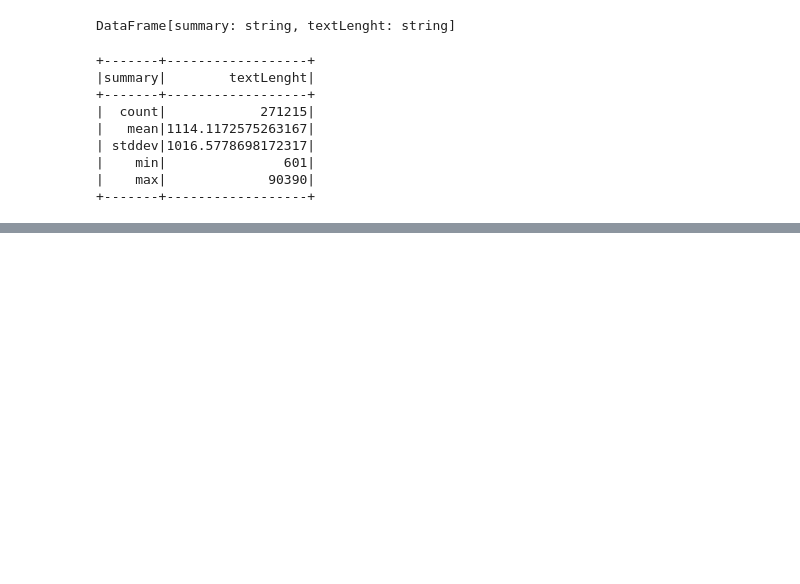
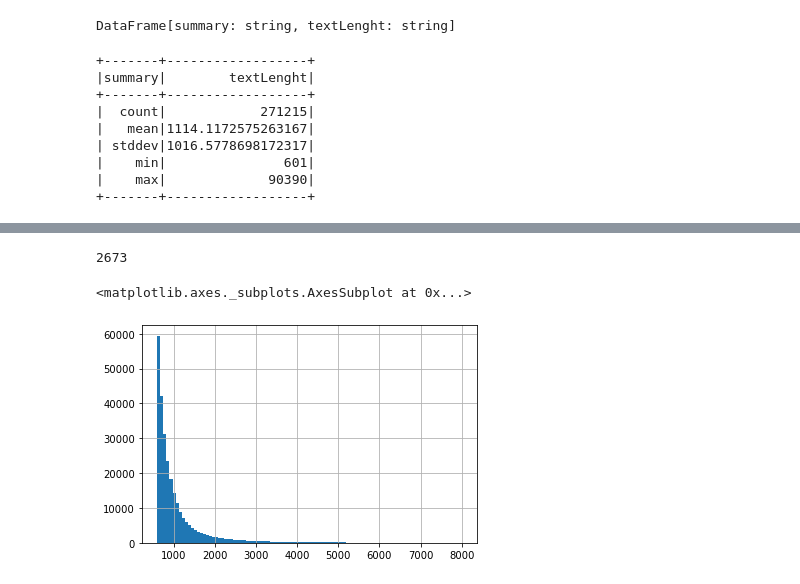
Before and after one commit to DSuveges/random_notebooks, a Jupyter notebook: issue-1370_new_EPMC_parser/scoring.ipynb, the cells around one changed output, grey strips where cells are left out. Saved outputs shown, nothing was run; the diff lists cells and outputs as text; code cells hidden in the pictures; blank space fills up the shorter version.

Commit message:
more analysis on long sentences

```diff
--- a/issue-1370_new_EPMC_parser/scoring.ipynb
+++ b/issue-1370_new_EPMC_parser/scoring.ipynb
@@ -445,0 +450,14 @@ df_slim.describe('textLenght').show()
+# %%
+import pandas as pd
+import gzip
+import json
+
+data_list = []
+keys = ['pmid', 'textLenght', 'associationCount', 'cooccurrenceCount']
+with gzip.open('epmc-longSentences-600-2021-03-25.json.gz/part-00000-b7ea605c-7751-420c-91e4-04f798393f9f-c000.json.gz') as f:
+    for line in f:
+        data = json.loads(line)
+        data_list.append({key : data[key] for key in keys})
+
+pdf = pd.DataFrame(data_list)
+pdf.head()
@@ -445,0 +471,9 @@ df_slim.describe('textLenght').show()
+# %%
+len(pdf.loc[pdf.textLenght < 10000])
+# %% [output]
+2673
+# %%
+pdf.textLenght.loc[pdf.textLenght < 8000].hist(bins=100)
+# %% [output]
+<matplotlib.axes._subplots.AxesSubplot at 0x...>
+[figure, added]
```
Also changed, not shown: parts of 15 cells of this notebook, 1 other file.
